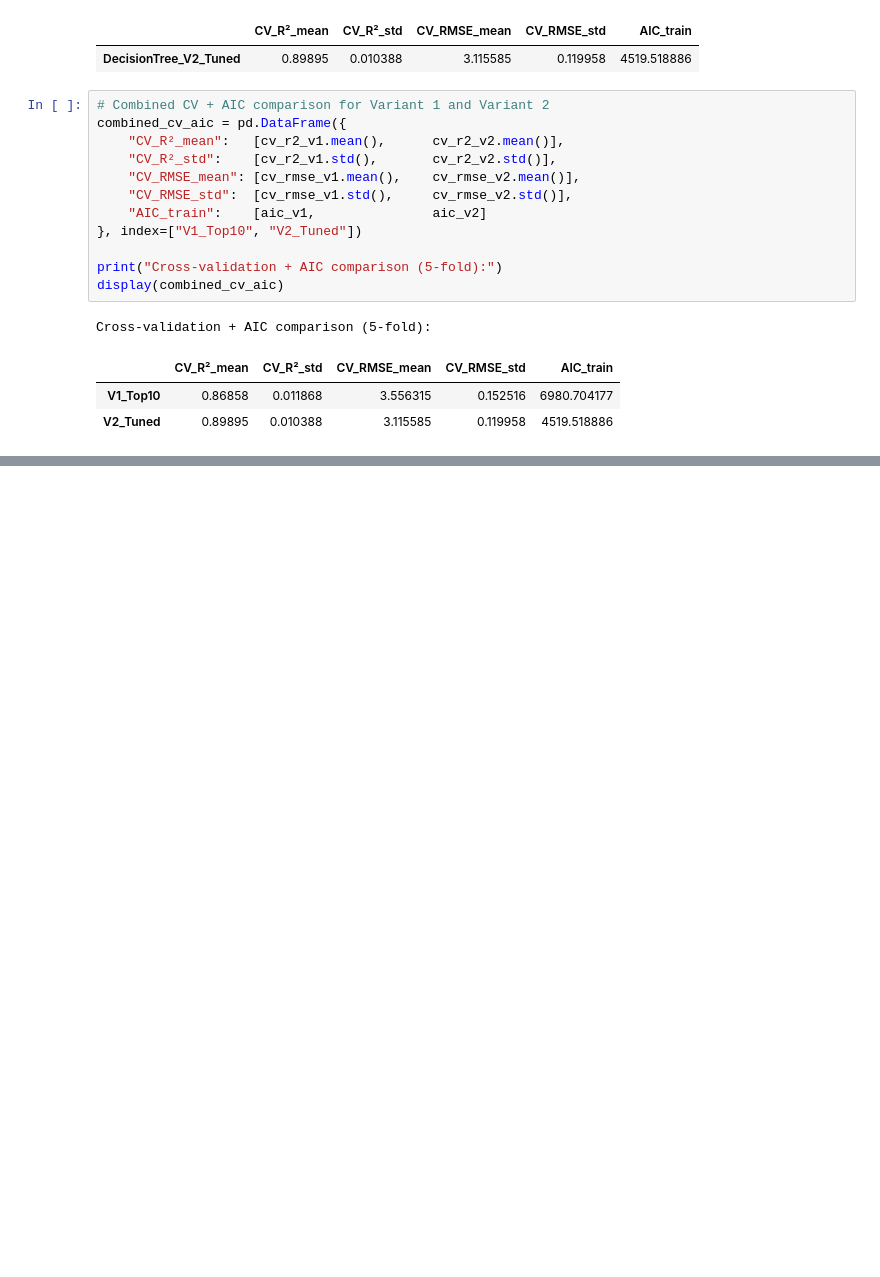
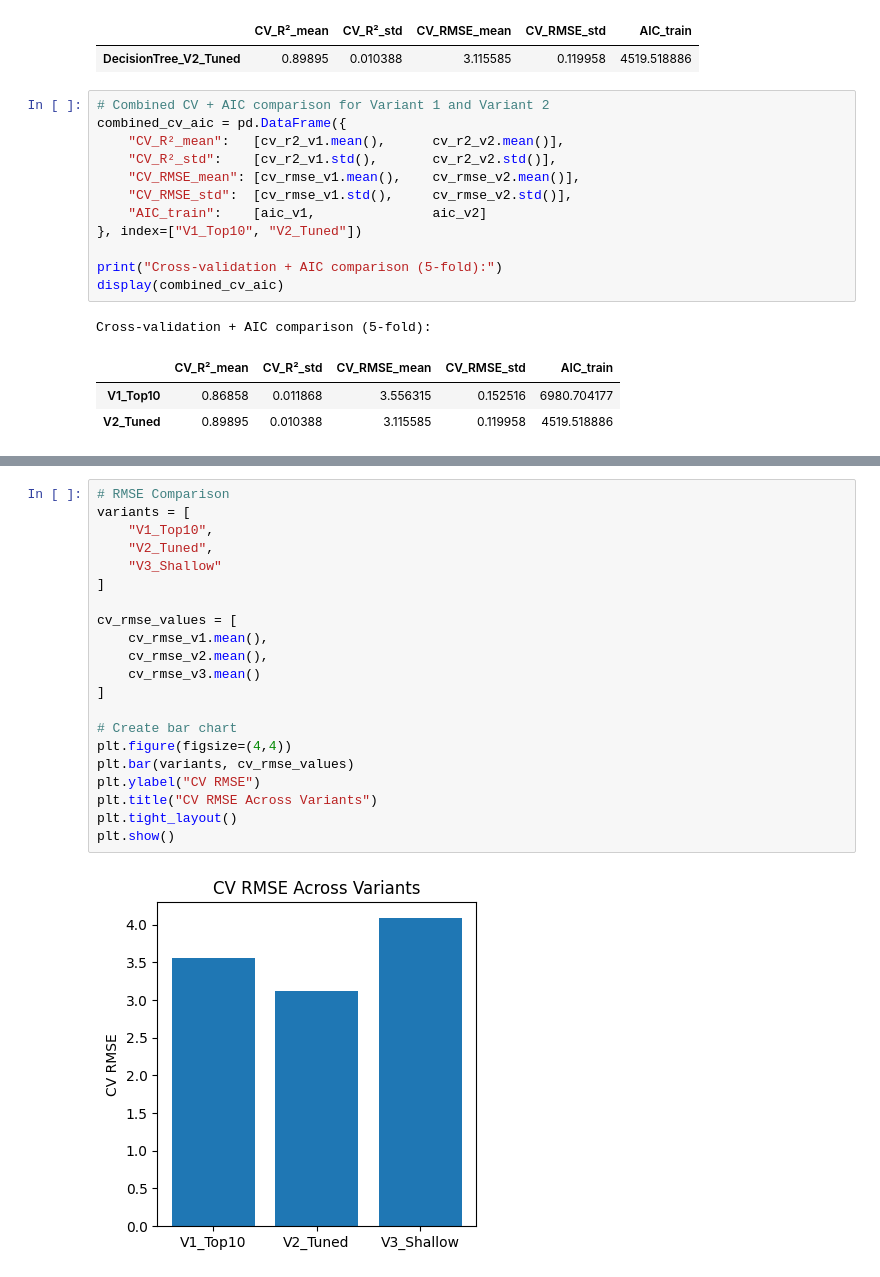
Before and after one commit to etflores1/COGS-109-Project, a Jupyter notebook: decision_tree_variants.ipynb, the cells around one changed output, grey strips where cells are left out. Saved outputs shown, nothing was run; the diff lists cells and outputs as text; blank space fills up the shorter version.

```diff
--- a/decision_tree_variants.ipynb
+++ b/decision_tree_variants.ipynb
@@ -547,0 +539,23 @@ Combined 5-fold CV + AIC (Variants 1, 2, 3):
+# %%
+# RMSE Comparison
+variants = [
+    "V1_Top10",
+    "V2_Tuned",
+    "V3_Shallow"
+]
+
+cv_rmse_values = [
+    cv_rmse_v1.mean(),
+    cv_rmse_v2.mean(),
+    cv_rmse_v3.mean()
+]
+
+# Create bar chart
+plt.figure(figsize=(4,4))
+plt.bar(variants, cv_rmse_values)
+plt.ylabel("CV RMSE")
+plt.title("CV RMSE Across Variants")
+plt.tight_layout()
+plt.show()
+# %% [output]
+[figure, added]
```
Also changed, not shown: parts of 13 cells of this notebook.
